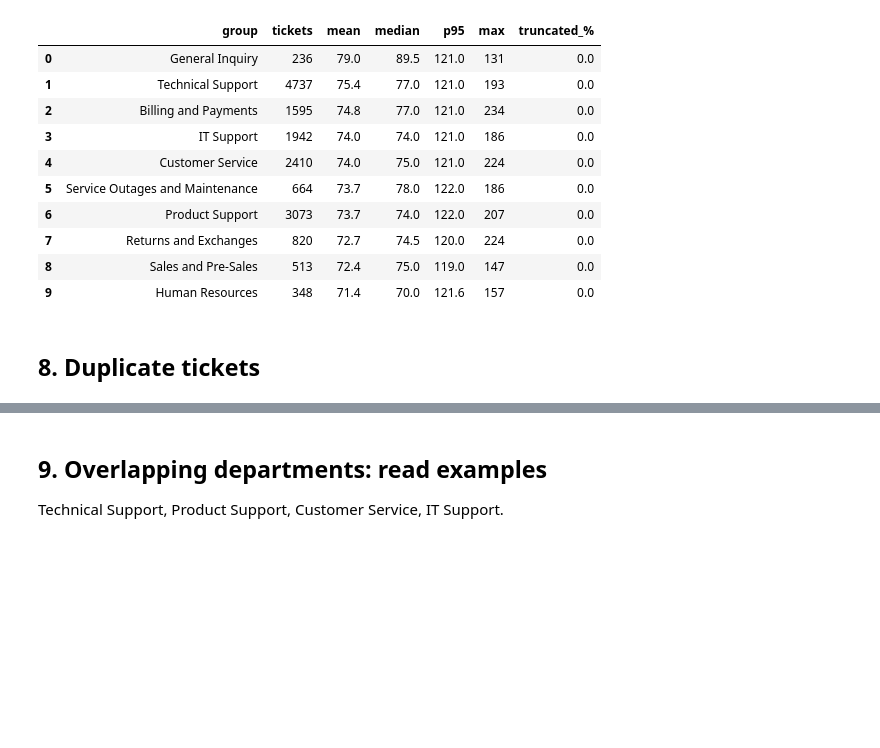
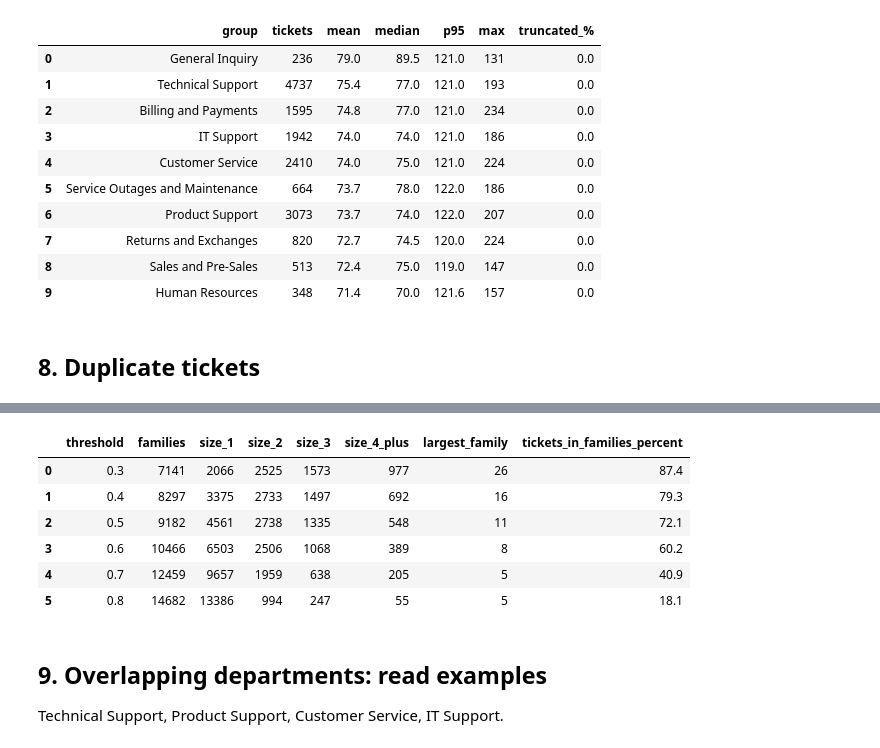
Before and after one commit to nhahub/NHA-5-168, a Jupyter notebook: notebooks/01_eda.ipynb, the cells around one changed output, grey strips where cells are left out. Saved outputs shown, nothing was run; the diff lists cells and outputs as text; code cells hidden in the pictures; blank space fills up the shorter version.

```diff
--- a/notebooks/01_eda.ipynb
+++ b/notebooks/01_eda.ipynb
@@ -1171,0 +1582,26 @@ Truncated = longer than 256 tokens
+# %%
+# ===== Cell 8.12: Run D - do very similar tickets have the same department / type? =====
+# Lower thresholds are included: reading pairs (8.10) showed paraphrases down to about 0.5.
+# The conflict table is shown at conflict_threshold.
+
+agreement_thresholds = [0.3, 0.4, 0.5, 0.6, 0.7, 0.8, 0.9, 0.95]
+conflict_threshold = 0.5
+
+nearest_position_list = list(english_tickets[nearest_index_column])
+nearest_similarity_list = list(english_tickets[nearest_similarity_column])
+
+for label_column in [department_column, type_column]:
+    summary_rows = []
+    conflict_table_to_show = None
+    for threshold in agreement_thresholds:
+        summary, conflict_table = label_agreement(nearest_position_list, nearest_similarity_list,
+                                                  english_tickets[label_column], threshold)
+        summary_rows.append(summary)
+        if threshold == conflict_threshold:
+            conflict_table_to_show = conflict_table
+
+    print("=" * 80)
+    print("Label:", label_column)
+    display(pd.DataFrame(summary_rows))
+    print(f"Most frequent different-label pairs at similarity >= {conflict_threshold}:")
+    display(conflict_table_to_show.head(10))
@@ -1172,3 +1787,25 @@ Truncated = longer than 256 tokens
+# %%
+# ===== Cell 8.16: Run E - family shape at each threshold =====
+
+family_thresholds = [0.3, 0.4, 0.5, 0.6, 0.7, 0.8]
+
+family_rows = []
+for threshold in family_thresholds:
+    family_ids = build_families(list(english_tickets[nearest_index_column]),
+                                list(english_tickets[nearest_similarity_column]),
+                                threshold)
+    family_rows.append(family_size_summary(family_ids, threshold))
+
+family_table = pd.DataFrame(family_rows)
+family_table
+# %% [output]
+|  | threshold | families | size_1 | size_2 | size_3 | size_4_plus | largest_family | tickets_in_families_percent |
+| 0 | 0.3 | 7141 | 2066 | 2525 | 1573 | 977 | 26 | 87.4 |
+| 1 | 0.4 | 8297 | 3375 | 2733 | 1497 | 692 | 16 | 79.3 |
+| 2 | 0.5 | 9182 | 4561 | 2738 | 1335 | 548 | 11 | 72.1 |
+| 3 | 0.6 | 10466 | 6503 | 2506 | 1068 | 389 | 8 | 60.2 |
+| 4 | 0.7 | 12459 | 9657 | 1959 | 638 | 205 | 5 | 40.9 |
+| 5 | 0.8 | 14682 | 13386 | 994 | 247 | 55 | 5 | 18.1 |
 # %% [markdown]
 ## 9. Overlapping departments: read examples
 
```
Also changed, not shown: parts of 19 cells of this notebook.
